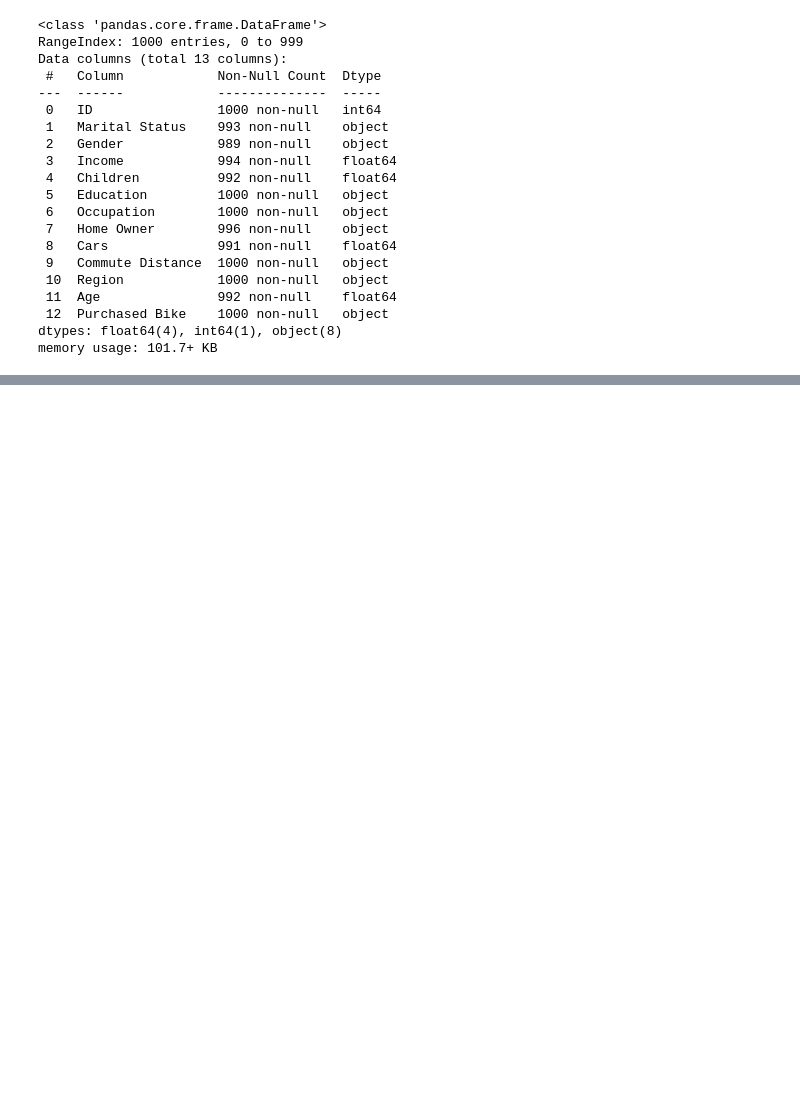
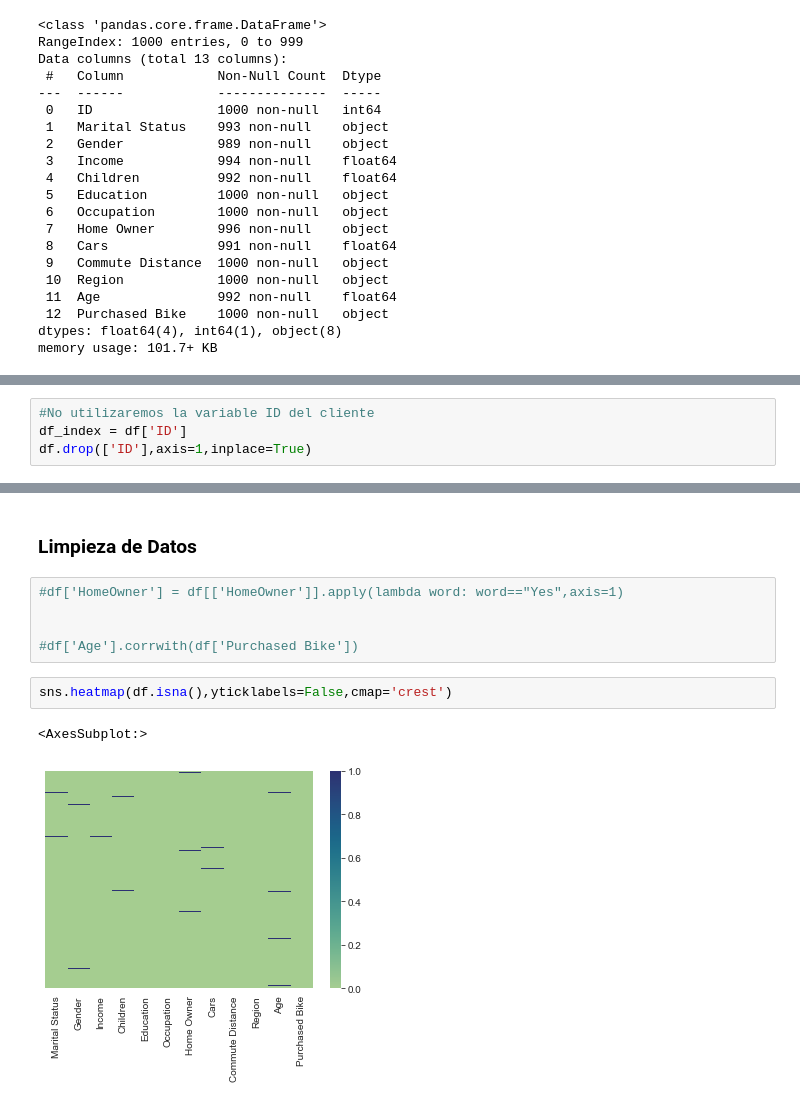
Before and after one commit to FrancoSimonini/bike-buyers-CRISP-DM_G2_CC52, a Jupyter notebook: Code/CodeIbrahimCleaning.ipynb, the cells around one changed output, grey strips where cells are left out. Cells and saved outputs as stored; diff of their text form; blank space fills up the shorter version.

```diff
--- a/Code/CodeIbrahimCleaning.ipynb
+++ b/Code/CodeIbrahimCleaning.ipynb
@@ -42,0 +53,4 @@ memory usage: 101.7+ KB
+# %%
+#No utilizaremos la variable ID del cliente
+df_index = df['ID']
+df.drop(['ID'],axis=1,inplace=True)
@@ -42,0 +81,12 @@ memory usage: 101.7+ KB
+# %% [markdown]
+### Limpieza de Datos
+# %%
+#df['HomeOwner'] = df[['HomeOwner']].apply(lambda word: word=="Yes",axis=1)
+
+
+#df['Age'].corrwith(df['Purchased Bike'])
+# %%
+sns.heatmap(df.isna(),yticklabels=False,cmap='crest')
+# %% [output]
+<AxesSubplot:>
+[figure, added]
```
Also changed, not shown: parts of 24 cells of this notebook.
